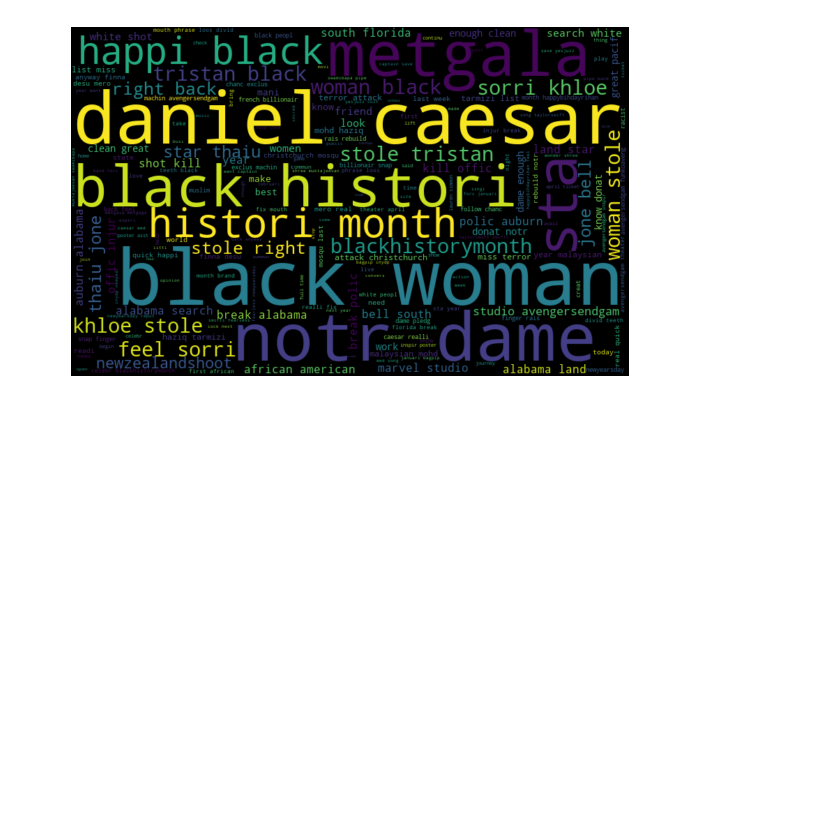
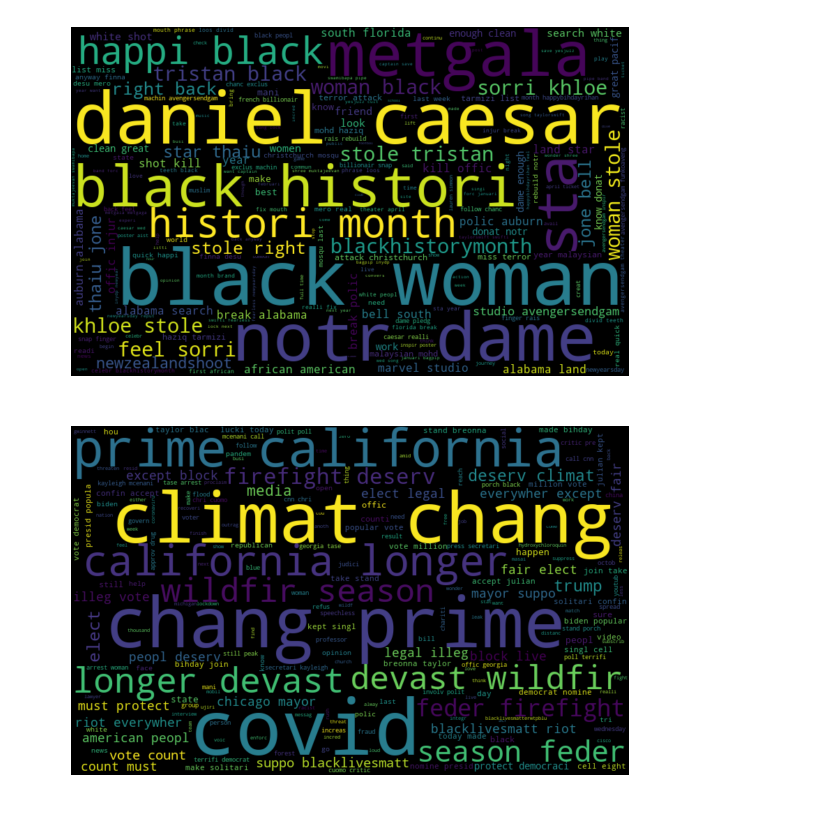
Before and after one commit to revanth802/CMPE-255-FA2020-Team6, a Jupyter notebook: Notebook.ipynb, the cells around one changed output. Saved outputs shown, nothing was run; the diff lists cells and outputs as text; code cells hidden in the pictures; blank space fills up the shorter version.

Commit message:
wordcloud commit

```diff
--- a/Notebook.ipynb
+++ b/Notebook.ipynb
@@ -248,3 +248,9 @@ def text_blob_visualization(tweetDF):
 text_blob_visualization(precovid_cleaned_df)
 # %% [output]
 [figure]
+# %%
+# Wordcloud visualization for covid df
+
+text_blob_visualization(covid_timeline_cleaned_df)
+# %% [output]
+[figure, added]
```
Also changed, not shown: parts of 2 cells of this notebook.
